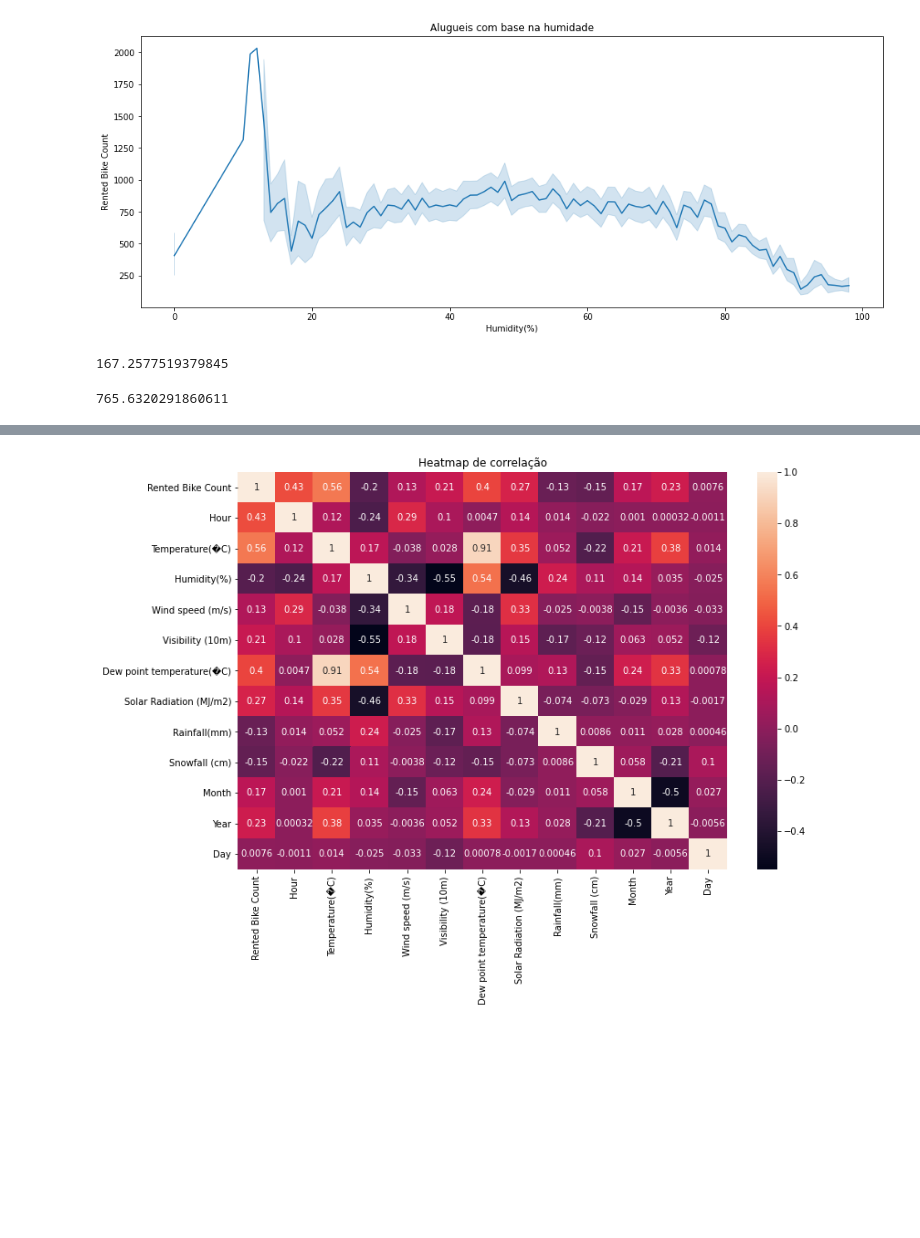
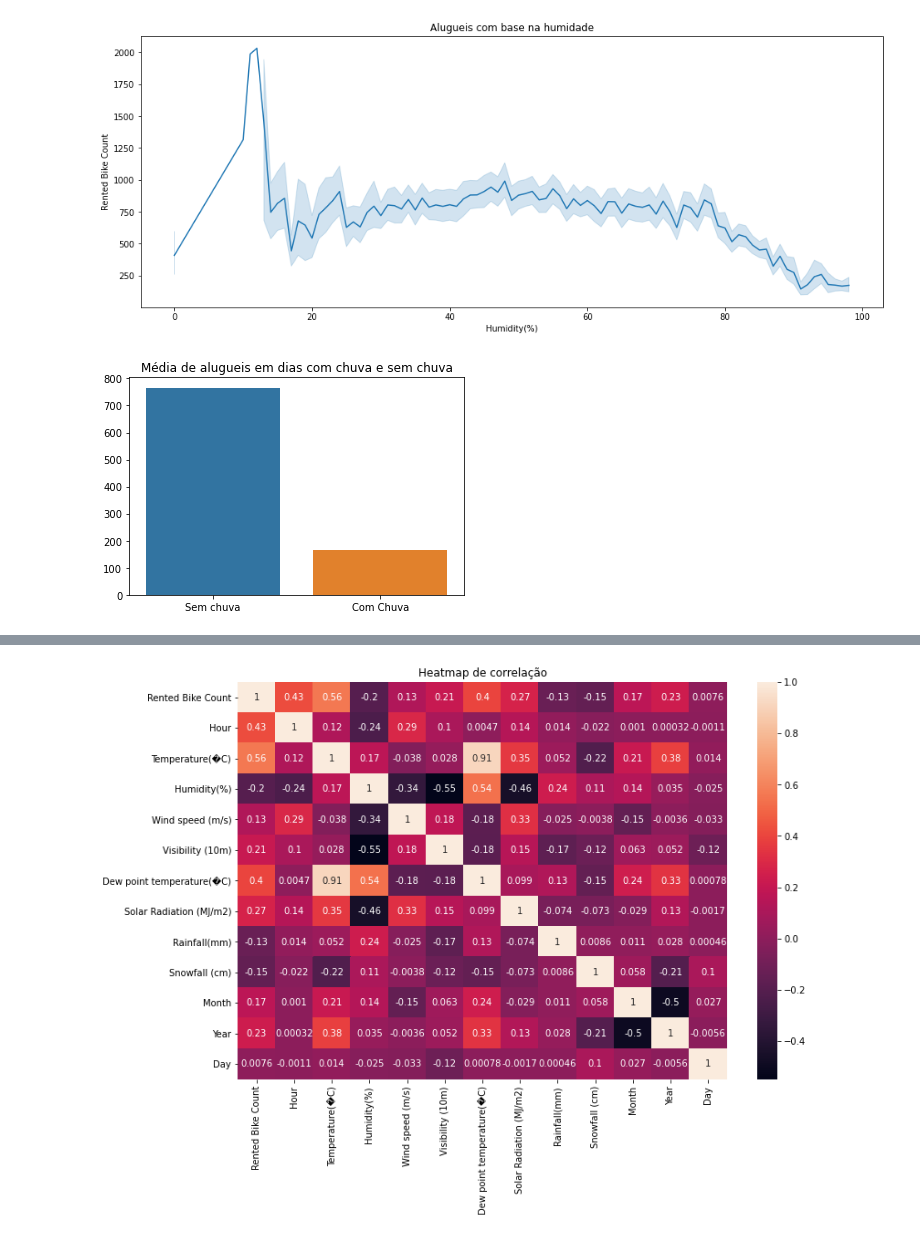
Before and after one commit to AlvaroAt19/Homi_dos_dados, a Jupyter notebook: SeoulBike/SeoulBike.ipynb, the cells around one changed output, grey strips where cells are left out. Cells and saved outputs as stored; diff of their text form; code cells hidden in the pictures; blank space fills up the shorter version.

```diff
--- a/SeoulBike/SeoulBike.ipynb
+++ b/SeoulBike/SeoulBike.ipynb
@@ -154,13 +153,13 @@ sns.lineplot(y=data['Rented Bike Count'],x=data['Humidity(%)']);
 [figure]
 # %%
 #Média de alugueis em dias chuvosos
-sum(data[data['Rainfall(mm)'] != 0]['Rented Bike Count'])/len(data[data['Rainfall(mm)'] != 0])
+aluguel_chuva =sum(data[data['Rainfall(mm)'] != 0]['Rented Bike Count'])/len(data[data['Rainfall(mm)'] != 0])
+#Média de alugueis em dias sem chuva
+aluguel = sum(data[data['Rainfall(mm)'] == 0]['Rented Bike Count'])/len(data[data['Rainfall(mm)'] == 0])
-# %% [output]
-167.2577519379845
 # %%
-#Média de alugueis em dias sem chuva
-sum(data[data['Rainfall(mm)'] == 0]['Rented Bike Count'])/len(data[data['Rainfall(mm)'] == 0])
+plt.title('Média de alugueis em dias com chuva e sem chuva')
+sns.barplot(x=['Sem chuva', 'Com Chuva'],y=[aluguel,aluguel_chuva]);
 # %% [output]
-765.6320291860611
+[figure, added]
 # %%
 plt.figure(figsize=(16,6))
```
Also changed, not shown: parts of 35 cells of this notebook.
